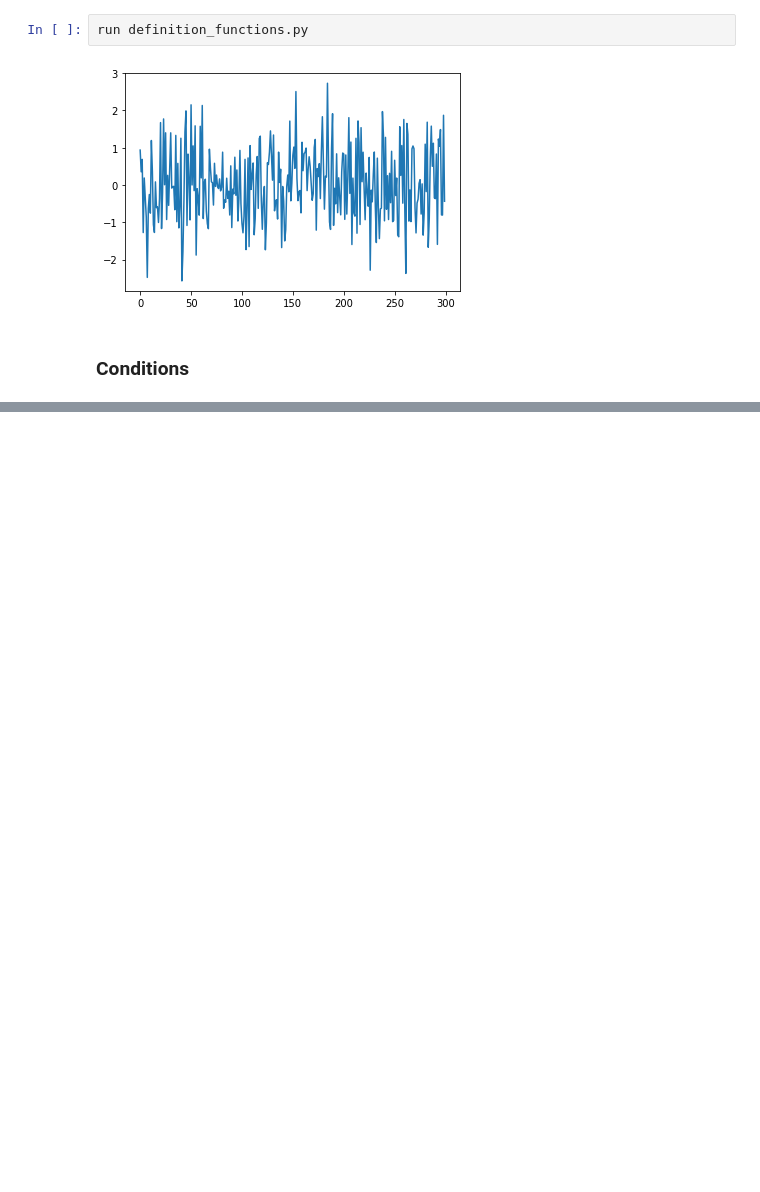
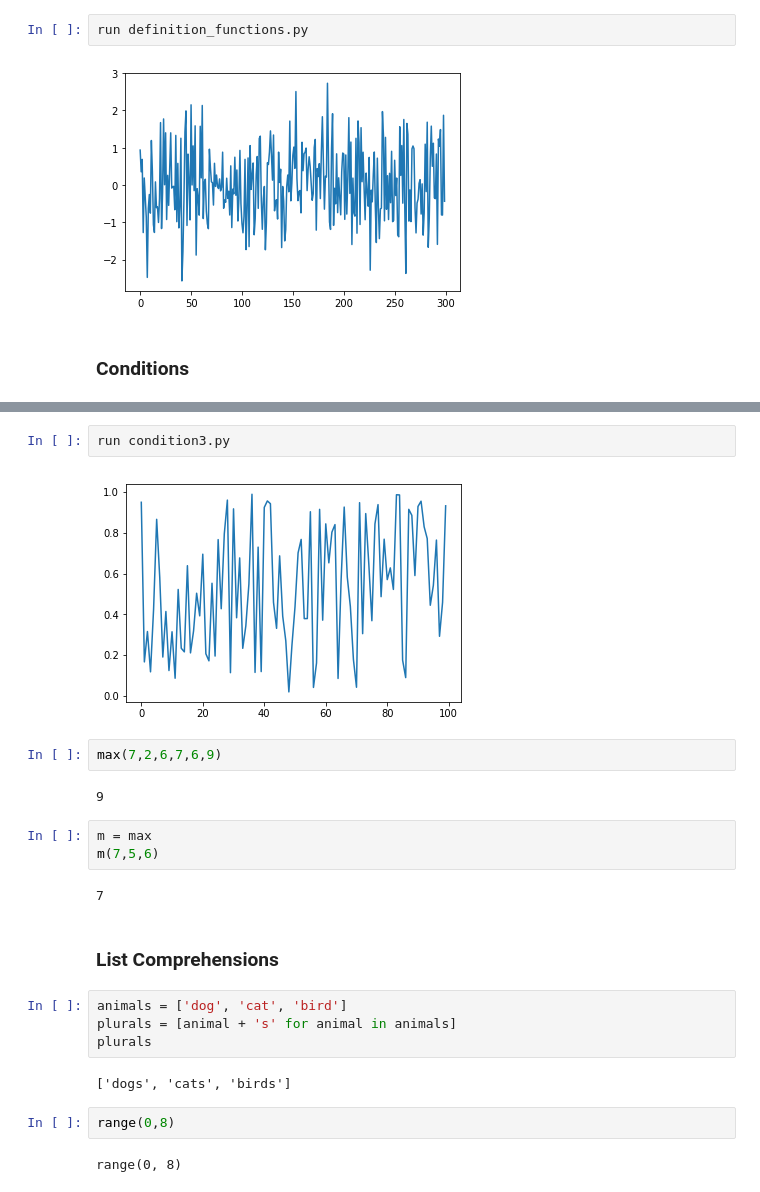
Before and after one commit to sjvasconcello/quantecon, a Jupyter notebook: python_by_example/python_by_example.ipynb, the cells around one changed output, grey strips where cells are left out. Cells and saved outputs as stored; diff of their text form; blank space fills up the shorter version.

```diff
--- a/python_by_example/python_by_example.ipynb
+++ b/python_by_example/python_by_example.ipynb
@@ -194,0 +263,25 @@ run definition_functions.py
+# %%
+run condition3.py
+# %% [output]
+[figure, added]
+# %%
+max(7,2,6,7,6,9)
+# %% [output]
+9
+# %%
+m = max
+m(7,5,6)
+# %% [output]
+7
+# %% [markdown]
+### List Comprehensions
+# %%
+animals = ['dog', 'cat', 'bird']
+plurals = [animal + 's' for animal in animals]
+plurals
+# %% [output]
+['dogs', 'cats', 'birds']
+# %%
+range(0,8)
+# %% [output]
+range(0, 8)
```
Also changed, not shown: parts of 15 cells of this notebook, 4 other files.
